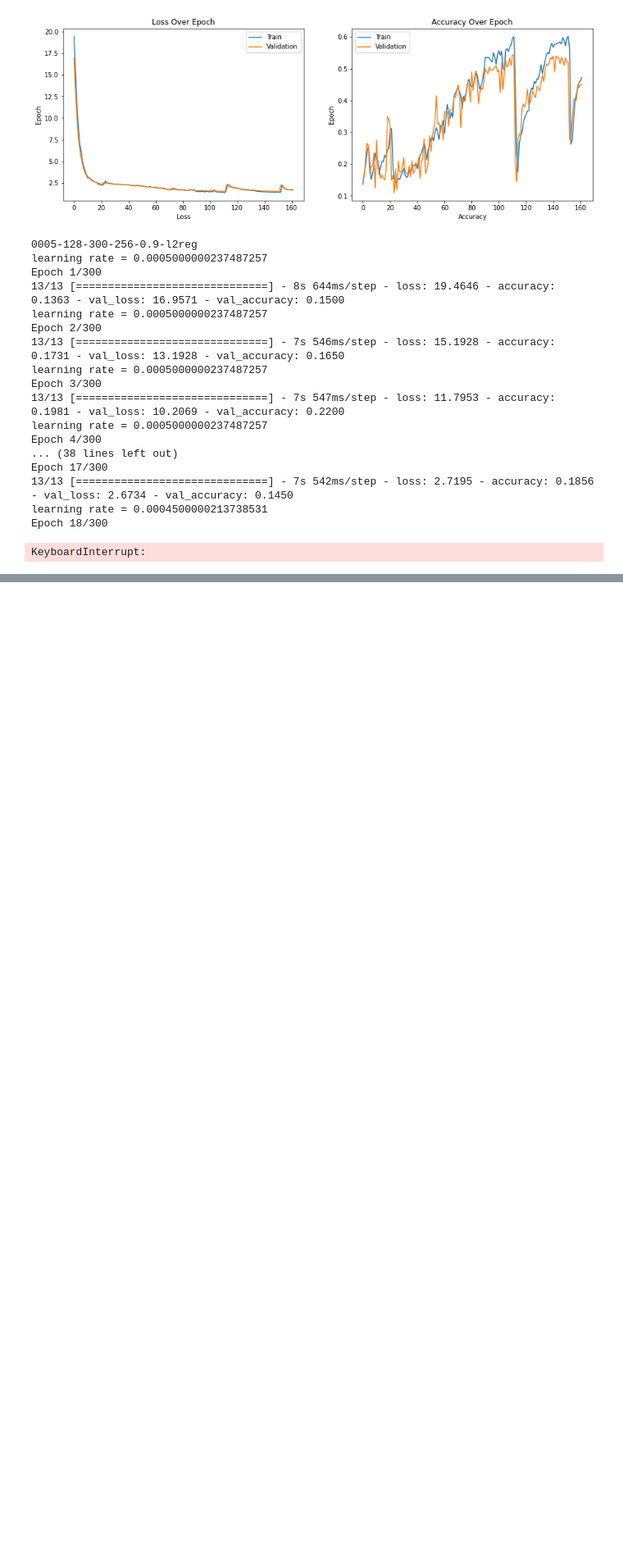
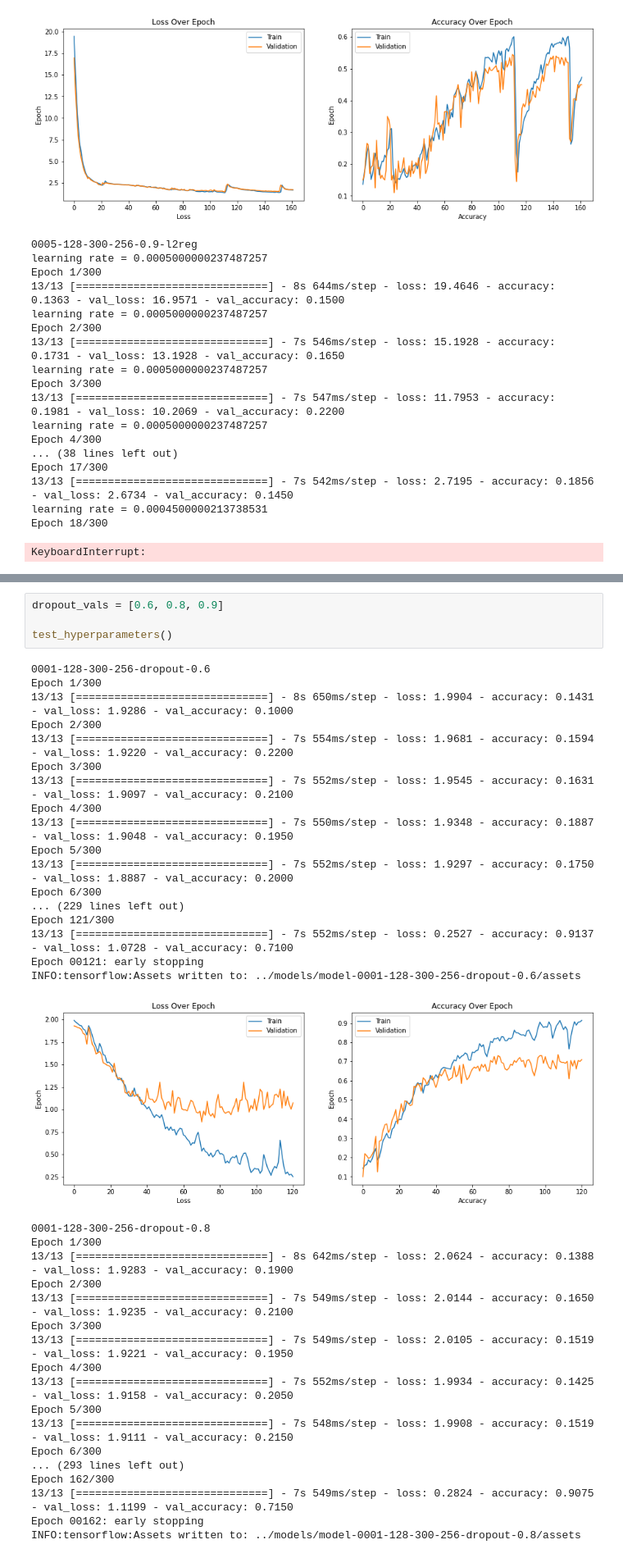
Before and after one commit to marissalee20/squat-analysis, a Jupyter notebook: hyperparameter-tuning.ipynb, the cells around one changed output, grey strips where cells are left out. Shown at 82% size. Drawn from its saved outputs; the diff is of its cells as text; blank space fills up the shorter version.

```diff
--- a/hyperparameter-tuning.ipynb
+++ b/hyperparameter-tuning.ipynb
@@ -1116,0 +1326,40 @@ test_hyperparameters()
+# %%
+dropout_vals = [0.6, 0.8, 0.9]
+
+test_hyperparameters()
+# %% [output]
+0001-128-300-256-dropout-0.6
+Epoch 1/300
+13/13 [==============================] - 8s 650ms/step - loss: 1.9904 - accuracy: 0.1431 - val_loss: 1.9286 - val_accuracy: 0.1000
+Epoch 2/300
+13/13 [==============================] - 7s 554ms/step - loss: 1.9681 - accuracy: 0.1594 - val_loss: 1.9220 - val_accuracy: 0.2200
+Epoch 3/300
+13/13 [==============================] - 7s 552ms/step - loss: 1.9545 - accuracy: 0.1631 - val_loss: 1.9097 - val_accuracy: 0.2100
+Epoch 4/300
+13/13 [==============================] - 7s 550ms/step - loss: 1.9348 - accuracy: 0.1887 - val_loss: 1.9048 - val_accuracy: 0.1950
+Epoch 5/300
+13/13 [==============================] - 7s 552ms/step - loss: 1.9297 - accuracy: 0.1750 - val_loss: 1.8887 - val_accuracy: 0.2000
+Epoch 6/300
+... (229 lines left out)
+Epoch 121/300
+13/13 [==============================] - 7s 552ms/step - loss: 0.2527 - accuracy: 0.9137 - val_loss: 1.0728 - val_accuracy: 0.7100
+Epoch 00121: early stopping
+INFO:tensorflow:Assets written to: ../models/model-0001-128-300-256-dropout-0.6/assets
+[figure, added]
+0001-128-300-256-dropout-0.8
+Epoch 1/300
+13/13 [==============================] - 8s 642ms/step - loss: 2.0624 - accuracy: 0.1388 - val_loss: 1.9283 - val_accuracy: 0.1900
+Epoch 2/300
+13/13 [==============================] - 7s 549ms/step - loss: 2.0144 - accuracy: 0.1650 - val_loss: 1.9235 - val_accuracy: 0.2100
+Epoch 3/300
+13/13 [==============================] - 7s 549ms/step - loss: 2.0105 - accuracy: 0.1519 - val_loss: 1.9221 - val_accuracy: 0.1950
+Epoch 4/300
+13/13 [==============================] - 7s 552ms/step - loss: 1.9934 - accuracy: 0.1425 - val_loss: 1.9158 - val_accuracy: 0.2050
+Epoch 5/300
+13/13 [==============================] - 7s 548ms/step - loss: 1.9908 - accuracy: 0.1519 - val_loss: 1.9111 - val_accuracy: 0.2150
+Epoch 6/300
+... (293 lines left out)
+Epoch 162/300
+13/13 [==============================] - 7s 549ms/step - loss: 0.2824 - accuracy: 0.9075 - val_loss: 1.1199 - val_accuracy: 0.7150
+Epoch 00162: early stopping
+INFO:tensorflow:Assets written to: ../models/model-0001-128-300-256-dropout-0.8/assets
```
Also changed, not shown: parts of 4 cells of this notebook, 2 other files.
